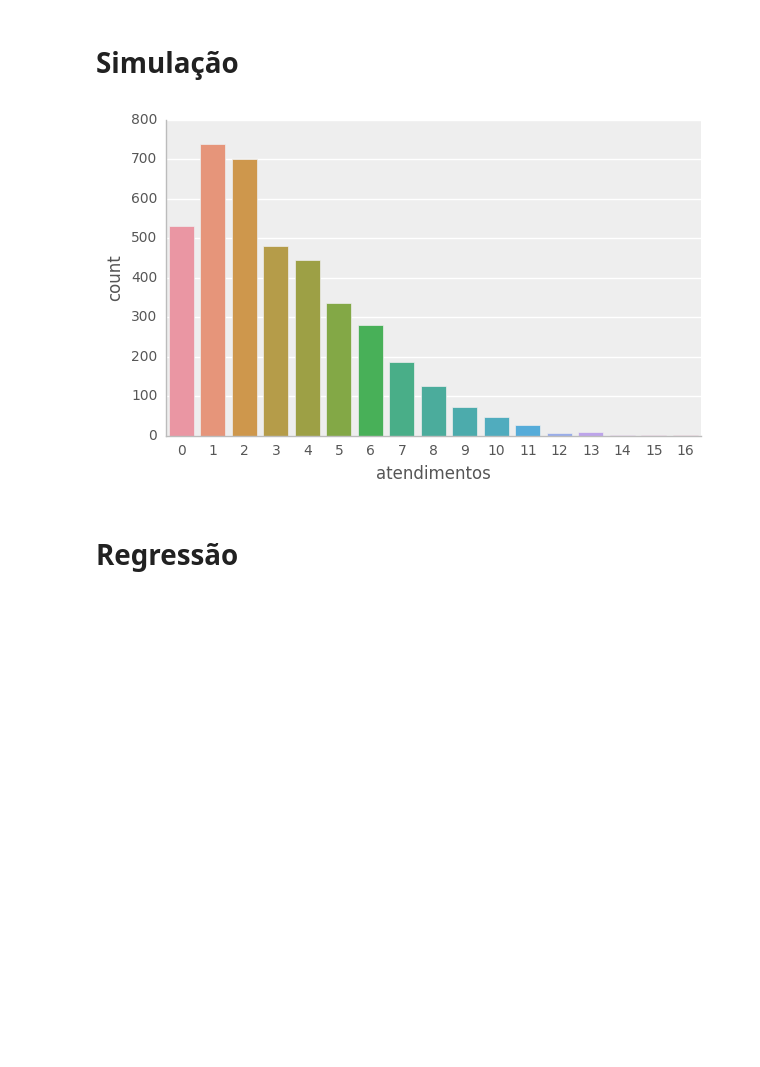
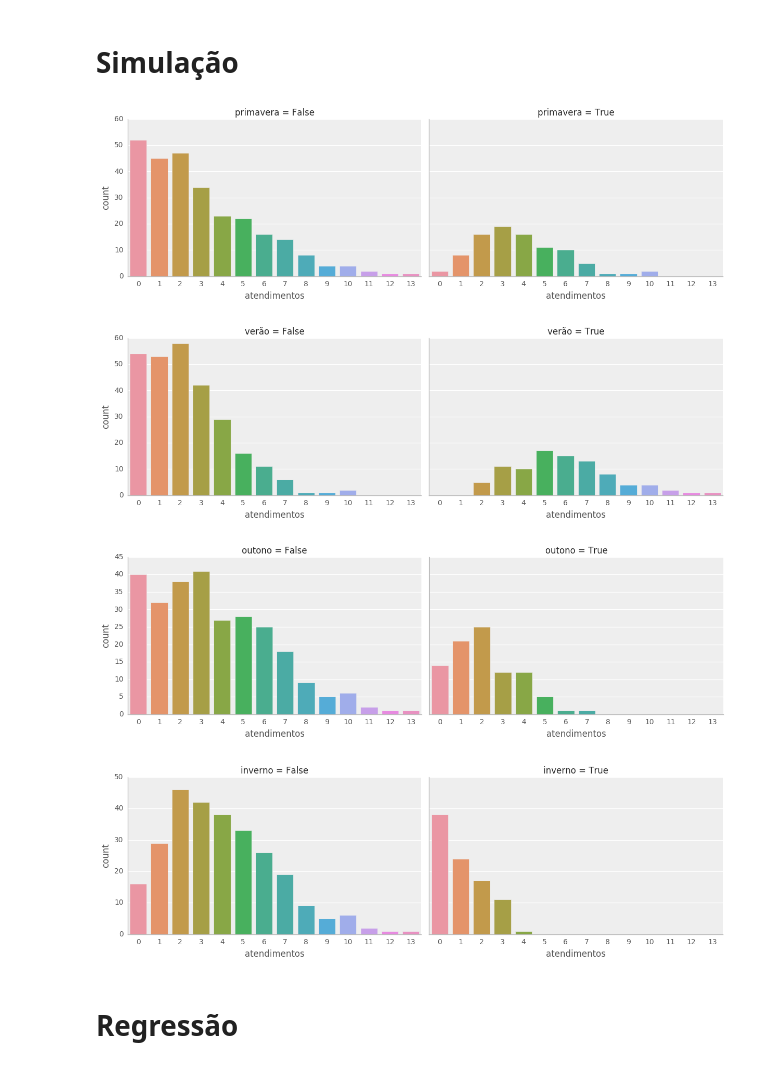
Before and after one commit to marciomacielbastos/apresentacao_epidemio, a Jupyter notebook: Exemplo.ipynb, the cells around one changed output. Cells and saved outputs as stored; diff of their text form; code cells hidden in the pictures; blank space fills up the shorter version.

```diff
--- a/Exemplo.ipynb
+++ b/Exemplo.ipynb
@@ -61,7 +61,7 @@ theta_primavera = 4
 theta_verão = 6
 theta_outono = 2
 theta_inverno = 1
-q = 1000
+q = 91
 
 # create samples
 
@@ -88,10 +88,14 @@ df = pd.DataFrame({
                                    np.repeat(False, q),
                                    np.repeat(True, q)))})
 # %%
-g = sns.factorplot(x='atendimentos', data=df,
-               kind='count', size=4, aspect=1.5)
+for estacao in ['primavera', u'verão', 'outono', 'inverno']:
+    g = sns.factorplot(x='atendimentos', col=estacao, data=df,
+                   kind='count', size=4, aspect=1.5)
 # %% [output]
-[figure, old version]
+[figure, new version]
+[figure, added]
+[figure, added]
+[figure, added]
 # %% [markdown]
 # Regressão
 # %%
```
Also changed, not shown: parts of 4 cells of this notebook.
